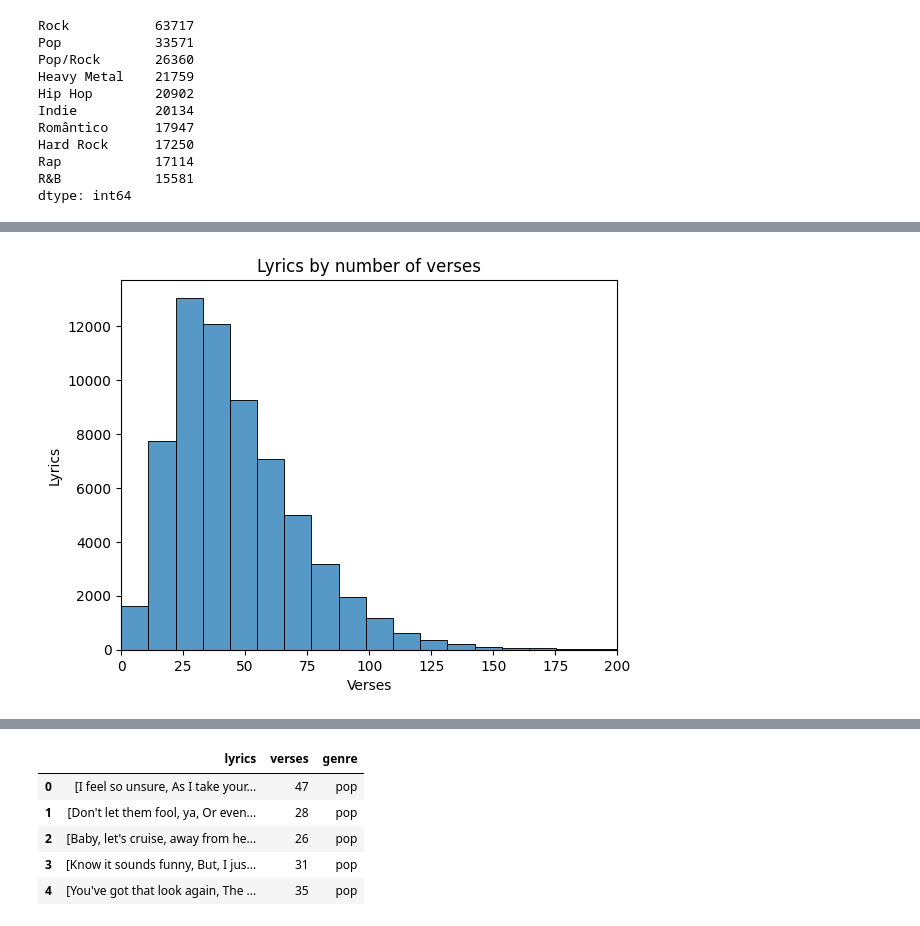
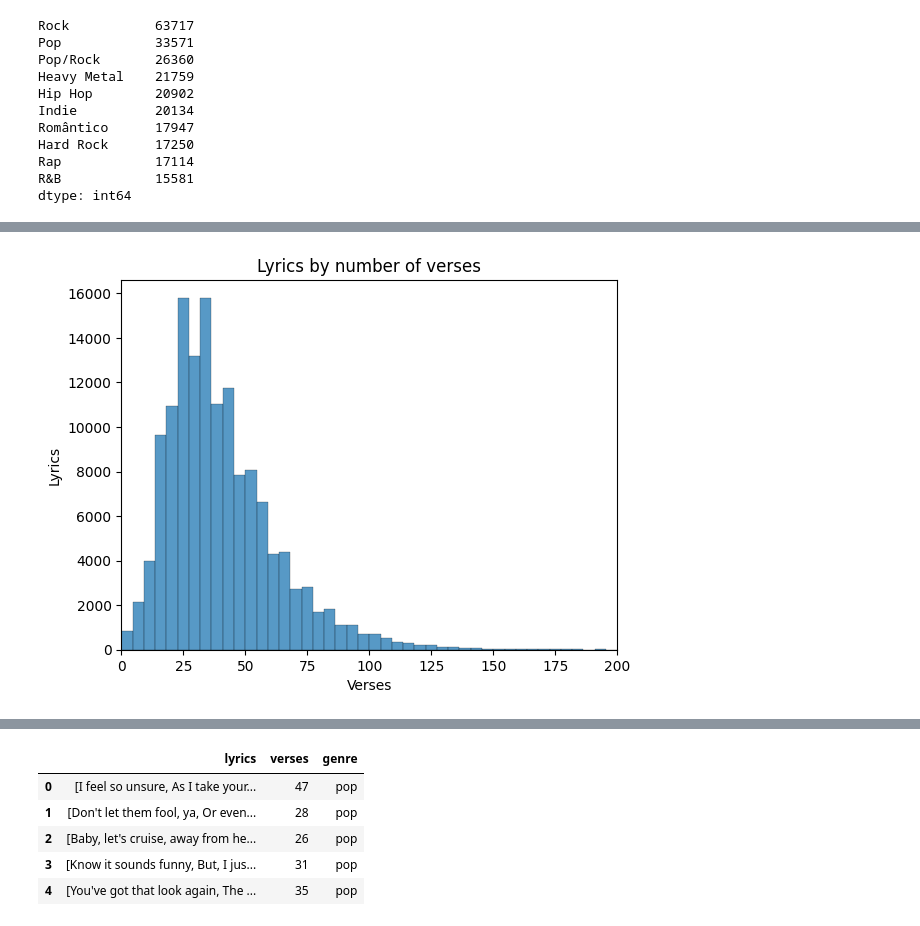
Before and after one commit to mattiapggioli/lyrics2ts, a Jupyter notebook: notebooks/data_preparation.ipynb, the cells around one changed output, grey strips where cells are left out. Saved outputs shown, nothing was run; the diff lists cells and outputs as text; code cells hidden in the pictures.

```diff
--- a/notebooks/data_preparation.ipynb
+++ b/notebooks/data_preparation.ipynb
@@ -205,12 +181,12 @@ df['lyrics'] = list(map(lambda x: [verse for verse in x.split('\n') if verse.str
 df['verses'] = df['lyrics'].apply(len)
 # %%
 fig, ax = plt.subplots()
-ax = sns.histplot(data=df, x='verses', bins=50)
+ax = sns.histplot(data=df, x='verses', bins=200)
 ax.set_xlabel('Verses')
 ax.set_ylabel('Lyrics')
 ax.set_title('Lyrics by number of verses')
 # There seems to be outliers
 ax.set_xlim([0, 200])
 plt.show()
 # %% [output]
-[figure, old version]
+[figure, new version]
```
Also changed, not shown: parts of 44 cells of this notebook.
